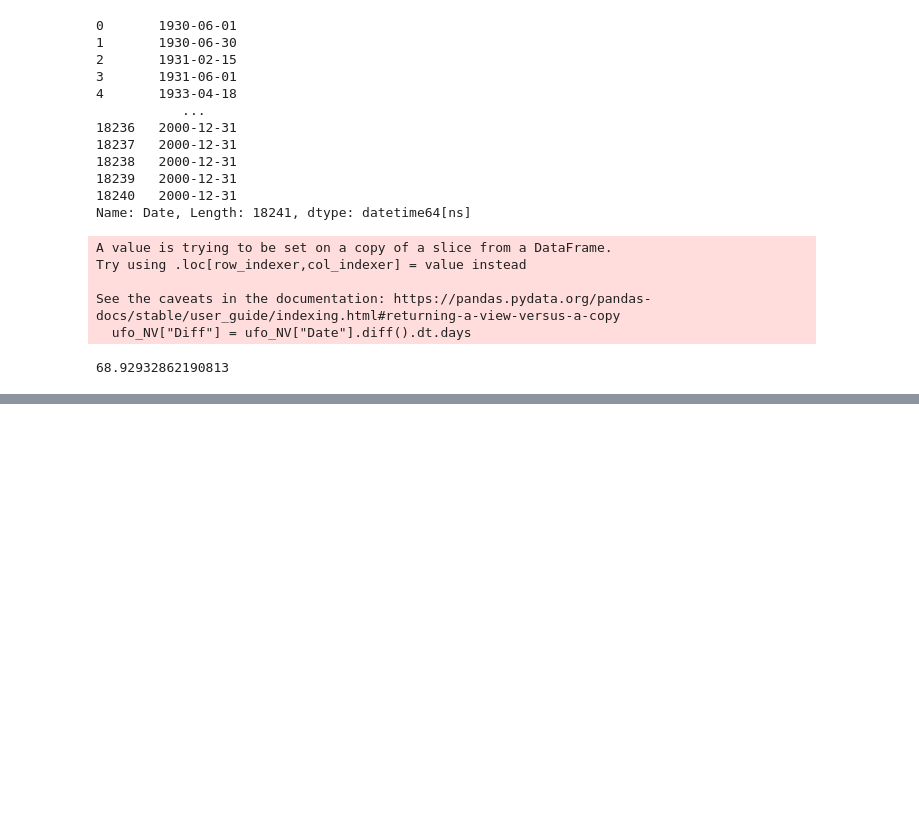
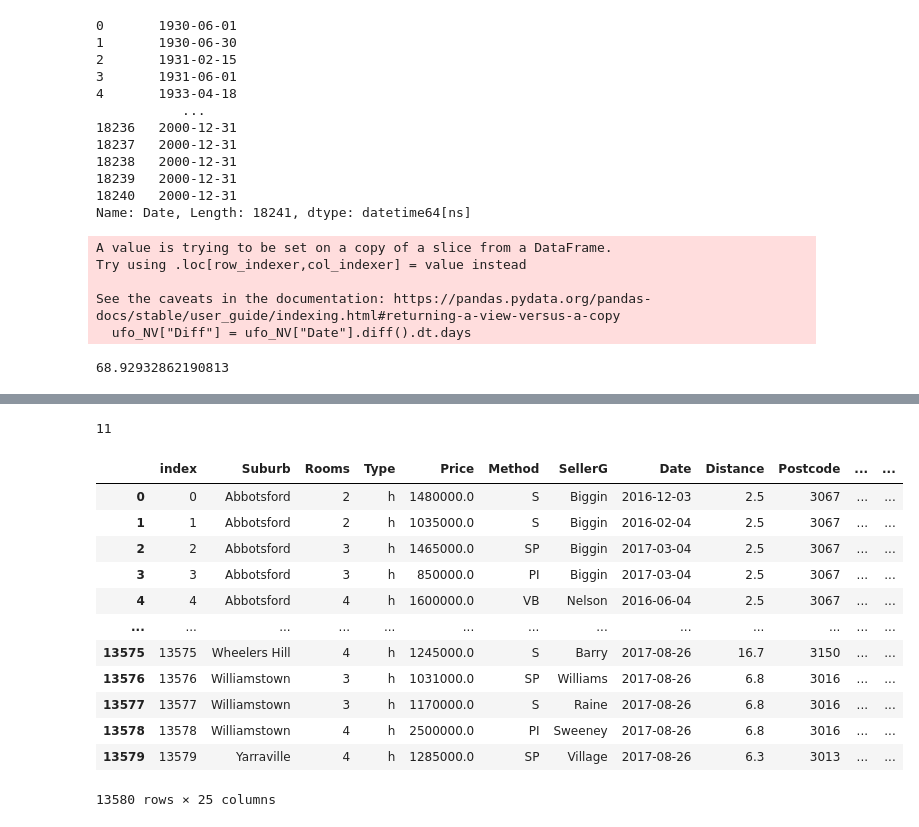
Before and after one commit to Aldiyar90/SkillFactory---Data-Science, a Jupyter notebook: Python 11. Pandas/lectures_pyhton11.ipynb, the cells around one changed output, grey strips where cells are left out. Drawn from its saved outputs; the diff is of its cells as text; code cells hidden in the pictures; blank space fills up the shorter version.

```diff
--- a/Python 11. Pandas/lectures_pyhton11.ipynb
+++ b/Python 11. Pandas/lectures_pyhton11.ipynb
@@ -411,0 +454,3 @@ See the caveats in the documentation: https://pandas.pydata.org/pandas-docs/stab
+# %%
+street_types = melb_df3["Address"].apply(get_street_type)
+display(street_types)
@@ -411,0 +511,3 @@ See the caveats in the documentation: https://pandas.pydata.org/pandas-docs/stab
+# %%
+popular_stypes = street_types.value_counts().nlargest(10).index
+print(popular_stypes)
@@ -411,0 +516,3 @@ See the caveats in the documentation: https://pandas.pydata.org/pandas-docs/stab
+# %%
+melb_df3["StreetType"] = street_types.apply(lambda x: x if x in popular_stypes else "other")
+display(melb_df3["StreetType"])
@@ -411,0 +532,22 @@ See the caveats in the documentation: https://pandas.pydata.org/pandas-docs/stab
+# %%
+print(melb_df3["StreetType"].nunique())
+# %% [output]
+11
+# %%
+melb_df3 = melb_df3.drop("Address", axis=1)
+# %%
+melb_df3
+# %% [output]
+|  | index | Suburb | Rooms | Type | Price | Method | SellerG | Date | Distance | Postcode | ... | ... |
+| 0 | 0 | Abbotsford | 2 | h | 1480000.0 | S | Biggin | 2016-12-03 | 2.5 | 3067 | ... | ... |
+| 1 | 1 | Abbotsford | 2 | h | 1035000.0 | S | Biggin | 2016-02-04 | 2.5 | 3067 | ... | ... |
+| 2 | 2 | Abbotsford | 3 | h | 1465000.0 | SP | Biggin | 2017-03-04 | 2.5 | 3067 | ... | ... |
+| 3 | 3 | Abbotsford | 3 | h | 850000.0 | PI | Biggin | 2017-03-04 | 2.5 | 3067 | ... | ... |
+| 4 | 4 | Abbotsford | 4 | h | 1600000.0 | VB | Nelson | 2016-06-04 | 2.5 | 3067 | ... | ... |
+| ... | ... | ... | ... | ... | ... | ... | ... | ... | ... | ... | ... | ... |
+| 13575 | 13575 | Wheelers Hill | 4 | h | 1245000.0 | S | Barry | 2017-08-26 | 16.7 | 3150 | ... | ... |
+| 13576 | 13576 | Williamstown | 3 | h | 1031000.0 | SP | Williams | 2017-08-26 | 6.8 | 3016 | ... | ... |
+| 13577 | 13577 | Williamstown | 3 | h | 1170000.0 | S | Raine | 2017-08-26 | 6.8 | 3016 | ... | ... |
+| 13578 | 13578 | Williamstown | 4 | h | 2500000.0 | PI | Sweeney | 2017-08-26 | 6.8 | 3016 | ... | ... |
+| 13579 | 13579 | Yarraville | 4 | h | 1285000.0 | SP | Village | 2017-08-26 | 6.3 | 3013 | ... | ... |
+13580 rows × 25 columns
```
Also changed, not shown: parts of 16 cells of this notebook.
